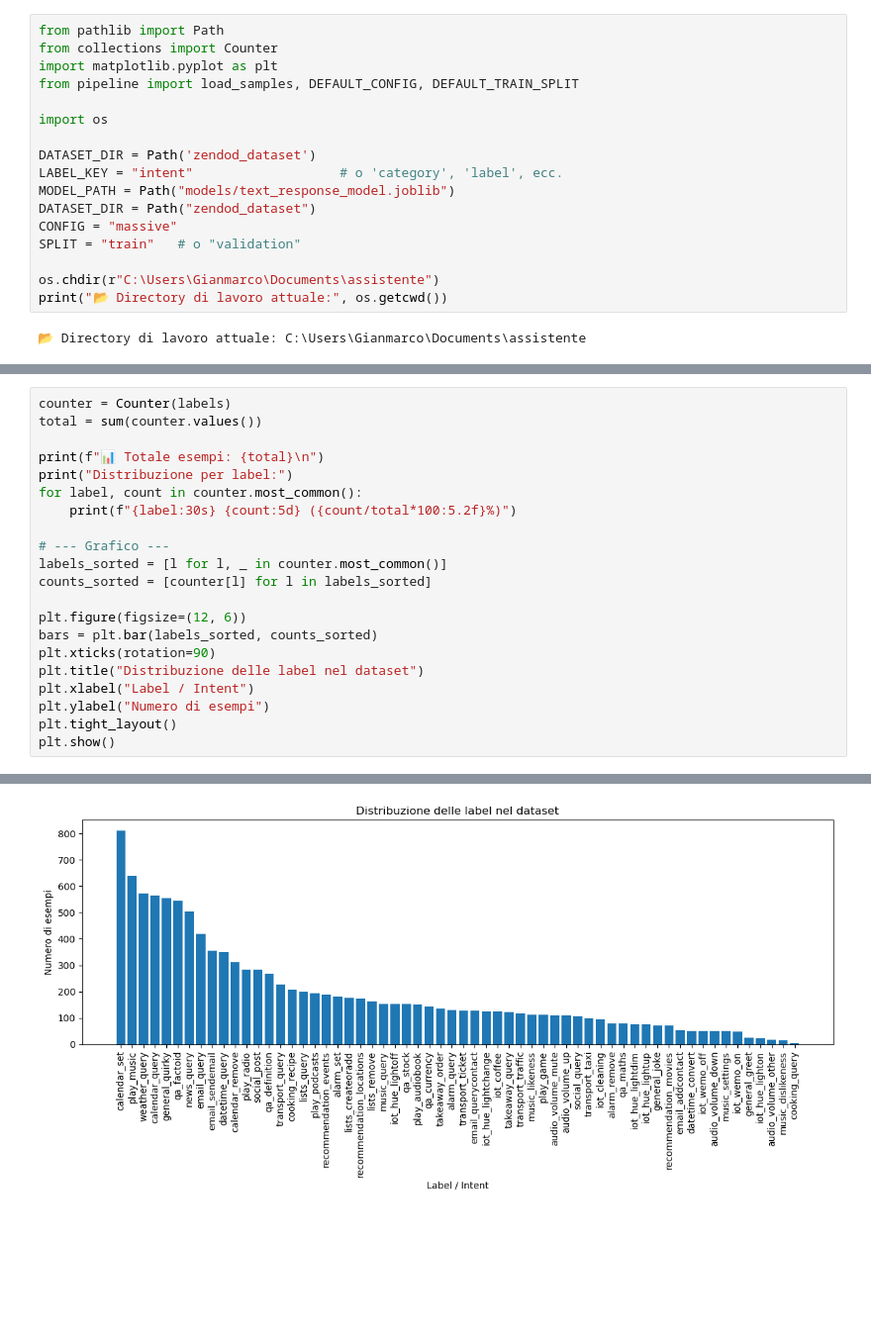
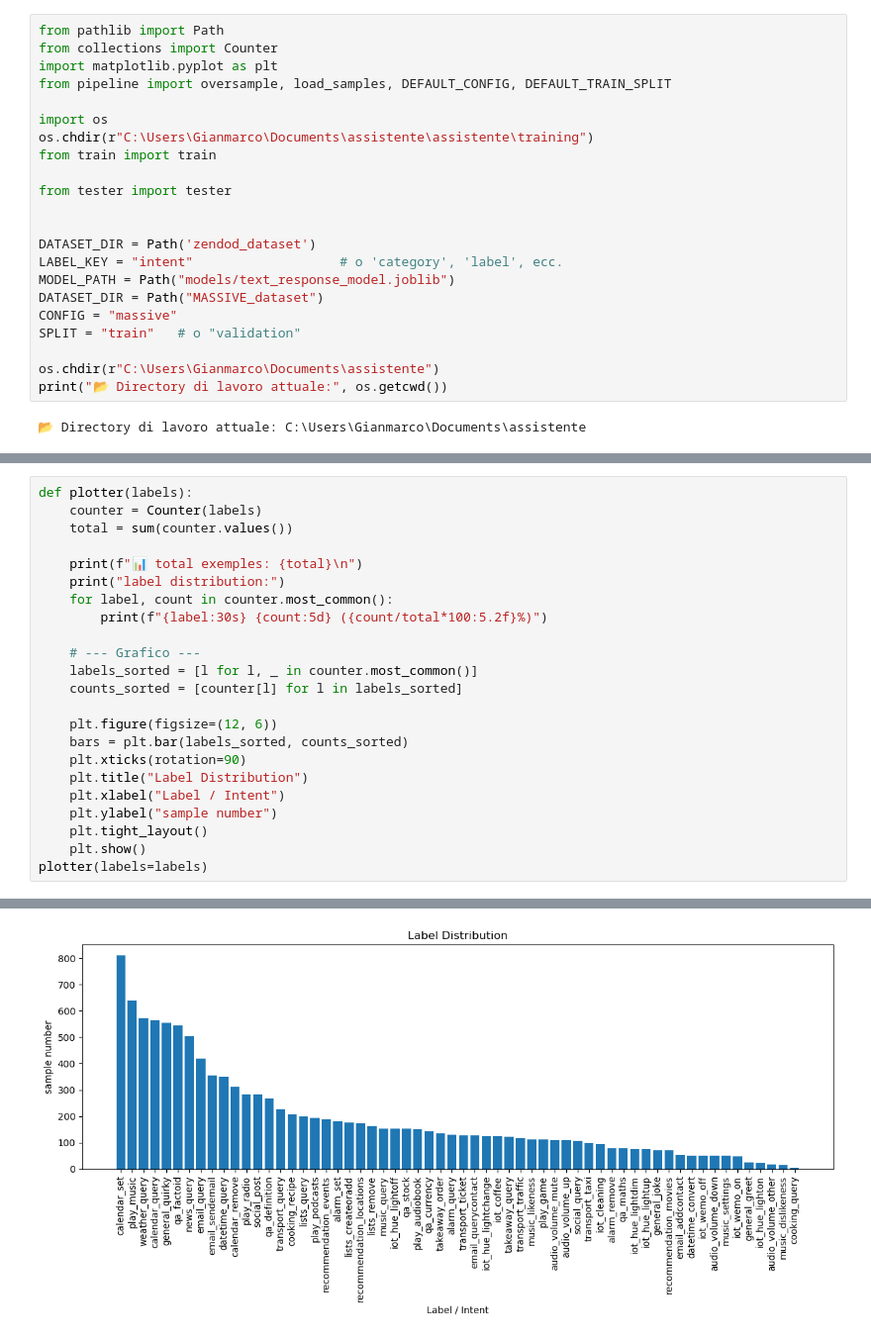
Before and after one commit to Gianmarco-03/assistente, a Jupyter notebook: assistente/training/data_visualizer.ipynb, the cells around one changed output, grey strips where cells are left out. Shown at 99% size. Saved outputs shown, nothing was run; the diff lists cells and outputs as text; blank space fills up the shorter version.

```diff
--- a/assistente/training/data_visualizer.ipynb
+++ b/assistente/training/data_visualizer.ipynb
@@ -5,14 +5,19 @@ This section the likehood of evrey lable in the dataset
 from pathlib import Path
 from collections import Counter
 import matplotlib.pyplot as plt
-from pipeline import load_samples, DEFAULT_CONFIG, DEFAULT_TRAIN_SPLIT
+from pipeline import oversample, load_samples, DEFAULT_CONFIG, DEFAULT_TRAIN_SPLIT
 
 import os
+os.chdir(r"C:\Users\Gianmarco\Documents\assistente\assistente\training")
+from train import train
+
+from tester import tester
+
 
 DATASET_DIR = Path('zendod_dataset')
 LABEL_KEY = "intent"                   # o 'category', 'label', ecc.
 MODEL_PATH = Path("models/text_response_model.joblib")
-DATASET_DIR = Path("zendod_dataset")
+DATASET_DIR = Path("MASSIVE_dataset")
 CONFIG = "massive"
 SPLIT = "train"   # o "validation"
 
@@ -30,22 +36,24 @@ labels = [s.intent for s in samples]
 # %%
-counter = Counter(labels)
-total = sum(counter.values())
+def plotter(labels):
+    counter = Counter(labels)
+    total = sum(counter.values())
 
-print(f"📊 Totale esempi: {total}\n")
-print("Distribuzione per label:")
-for label, count in counter.most_common():
-    print(f"{label:30s} {count:5d} ({count/total*100:5.2f}%)")
+    print(f"📊 total exemples: {total}\n")
+    print("label distribution:")
+    for label, count in counter.most_common():
+        print(f"{label:30s} {count:5d} ({count/total*100:5.2f}%)")
 
-# --- Grafico ---
-labels_sorted = [l for l, _ in counter.most_common()]
-counts_sorted = [counter[l] for l in labels_sorted]
+    # --- Grafico ---
+    labels_sorted = [l for l, _ in counter.most_common()]
+    counts_sorted = [counter[l] for l in labels_sorted]
 
-plt.figure(figsize=(12, 6))
-bars = plt.bar(labels_sorted, counts_sorted)
-plt.xticks(rotation=90)
-plt.title("Distribuzione delle label nel dataset")
-plt.xlabel("Label / Intent")
-plt.ylabel("Numero di esempi")
-plt.tight_layout()
-plt.show()
+    plt.figure(figsize=(12, 6))
+    bars = plt.bar(labels_sorted, counts_sorted)
+    plt.xticks(rotation=90)
+    plt.title("Label Distribution")
+    plt.xlabel("Label / Intent")
+    plt.ylabel("sample number")
+    plt.tight_layout()
+    plt.show()
+plotter(labels=labels)
 # %% [output]
@@ -55,15 +63,15 @@ Distribuzione per label:
 calendar_set                     810 ( 7.03%)
 play_music                       639 ( 5.55%)
 weather_query                    573 ( 4.98%)
 calendar_query                   566 ( 4.92%)
 general_quirky                   555 ( 4.82%)
 qa_factoid                       544 ( 4.72%)
 news_query                       503 ( 4.37%)
 email_query                      418 ( 3.63%)
 email_sendemail                  354 ( 3.07%)
 ... (47 lines left out)
 iot_hue_lighton                   22 ( 0.19%)
 audio_volume_other                18 ( 0.16%)
 music_dislikeness                 14 ( 0.12%)
 cooking_query                      4 ( 0.03%)
-[figure, old version]
+[figure, new version]
```
Also changed, not shown: parts of 11 cells of this notebook, 9 other files.
